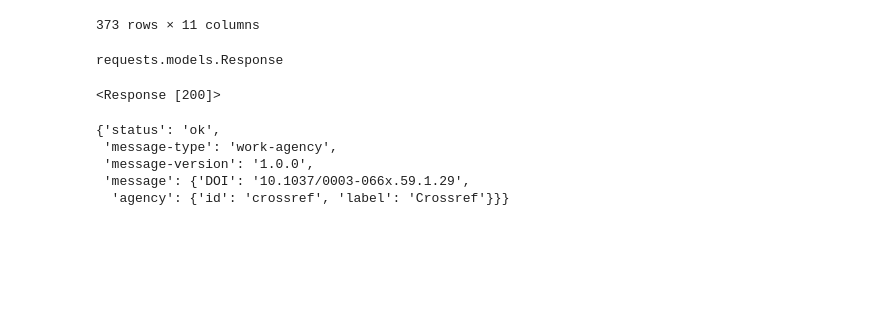
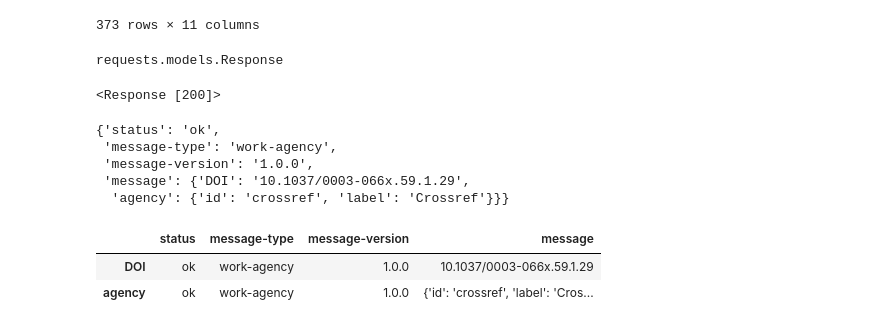
Before and after one commit to Adyto23/apilabs, a Jupyter notebook: APIng .ipynb, the cells around one changed output. Drawn from its saved outputs; the diff is of its cells as text; code cells hidden in the pictures; blank space fills up the shorter version.

```diff
--- a/APIng .ipynb
+++ b/APIng .ipynb
@@ -161,5 +161,14 @@ data
  'message-version': '1.0.0',
  'message': {'DOI': '10.1037/0003-066x.59.1.29',
   'agency': {'id': 'crossref', 'label': 'Crossref'}}}
+# %%
+df = pd.DataFrame(data)
+df
+
+## not sure abou this one
+# %% [output]
+|  | status | message-type | message-version | message |
+| DOI | ok | work-agency | 1.0.0 | 10.1037/0003-066x.59.1.29 |
+| agency | ok | work-agency | 1.0.0 | {'id': 'crossref', 'label': 'Cros... |
 # %%
 # %% [output]
```
Also changed, not shown: parts of 2 cells of this notebook.
